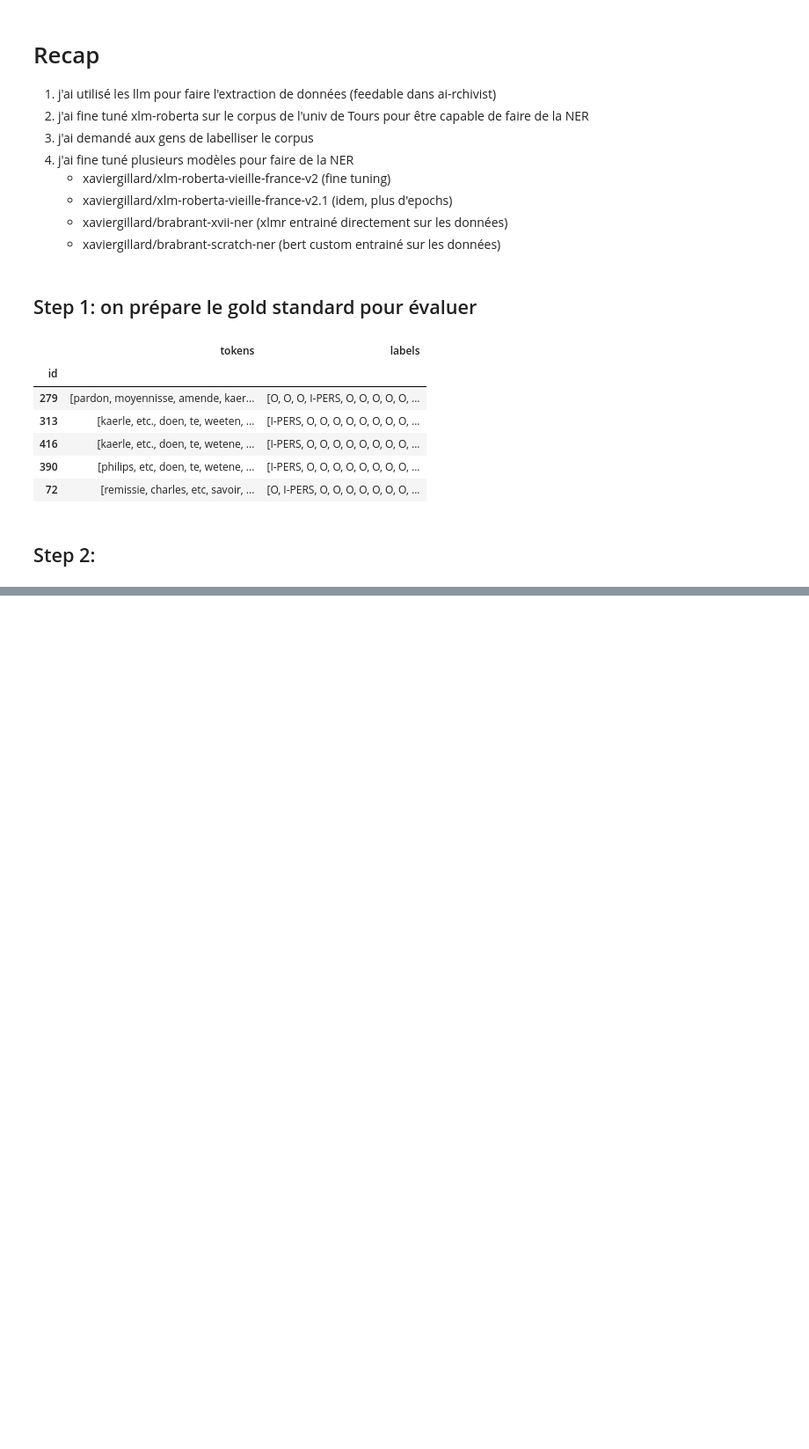
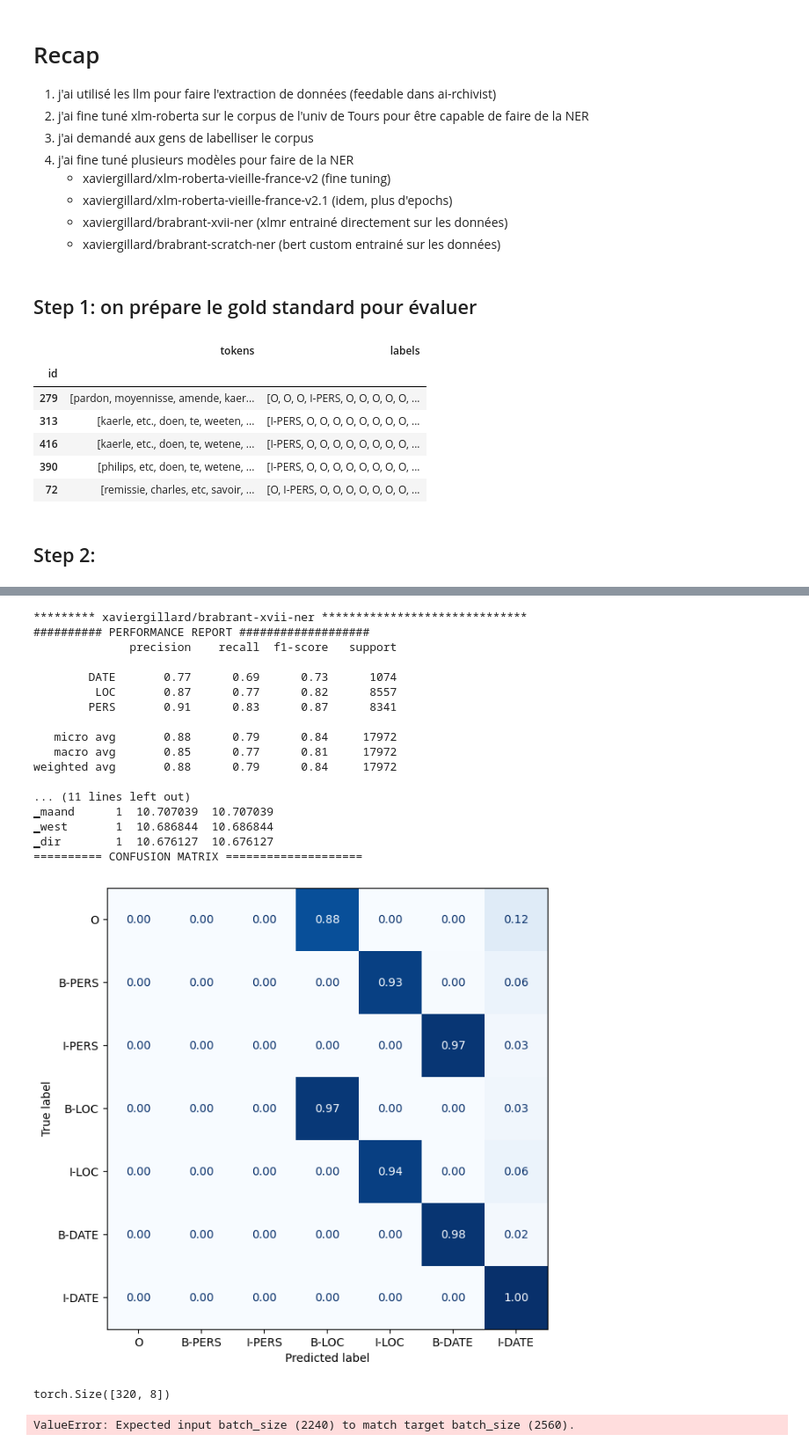
Before and after one commit to xgillard/xp-airchivist, a Jupyter notebook: recap/recap.ipynb, the cells around one changed output, grey strips where cells are left out. Shown at 88% size. Saved outputs shown, nothing was run; the diff lists cells and outputs as text; code cells hidden in the pictures; blank space fills up the shorter version.

```diff
--- a/recap/recap.ipynb
+++ b/recap/recap.ipynb
@@ -207,0 +338,24 @@ KeyboardInterrupt:
+# %%
+checkpoint = "xaviergillard/brabrant-xvii-ner"
+tokenizer  = AutoTokenizer.from_pretrained("xaviergillard/xlm-roberta-large-vieille-france")
+model      = AutoModelForTokenClassification.from_pretrained(checkpoint).eval().to(device)
+ds2        = assess_performance(checkpoint, model, tokenizer, gold)
+# %% [output]
+********* xaviergillard/brabrant-xvii-ner ******************************
+########## PERFORMANCE REPORT ###################
+              precision    recall  f1-score   support
+
+        DATE       0.77      0.69      0.73      1074
+         LOC       0.87      0.77      0.82      8557
+        PERS       0.91      0.83      0.87      8341
+
+   micro avg       0.88      0.79      0.84     17972
+   macro avg       0.85      0.77      0.81     17972
+weighted avg       0.88      0.79      0.84     17972
+
+... (11 lines left out)
+▁maand      1  10.707039  10.707039
+▁west       1  10.686844  10.686844
+▁dir        1  10.676127  10.676127
+========== CONFUSION MATRIX ====================
+[figure, added]
@@ -207,0 +371,22 @@ KeyboardInterrupt:
+# %%
+labels.view(pertoken).shape
+# %% [output]
+torch.Size([320, 8])
+# %%
+batch     = ds2[:5]
+
+model     = model.eval()
+id2label  = model.config.id2label
+input_ids = torch.tensor(batch['input_ids'], dtype=torch.int, device=device)
+attn_mask = torch.tensor(batch['attention_mask'], dtype=torch.int, device=device)
+logits    = model(input_ids=input_ids, attention_mask=attn_mask).logits
+labels    = torch.tensor(batch['labels']).to(device)
+pertoken  = (-1, len(id2label))
+error     = F.cross_entropy(logits.view(pertoken), labels.view(-1), reduction='none')
+predicted = logits.argmax(-1).detach().cpu().numpy().tolist()
+predicted = [[id2label[p] for p in preds] for preds in predicted]
+error     = error.view(logits.shape[:2]).tolist()
+gt        = batch['tags']
+return predicted, gt, error
+# %% [output]
+ValueError: Expected input batch_size (2240) to match target batch_size (2560).
```
Also changed, not shown: parts of 12 cells of this notebook, 25 other files.
